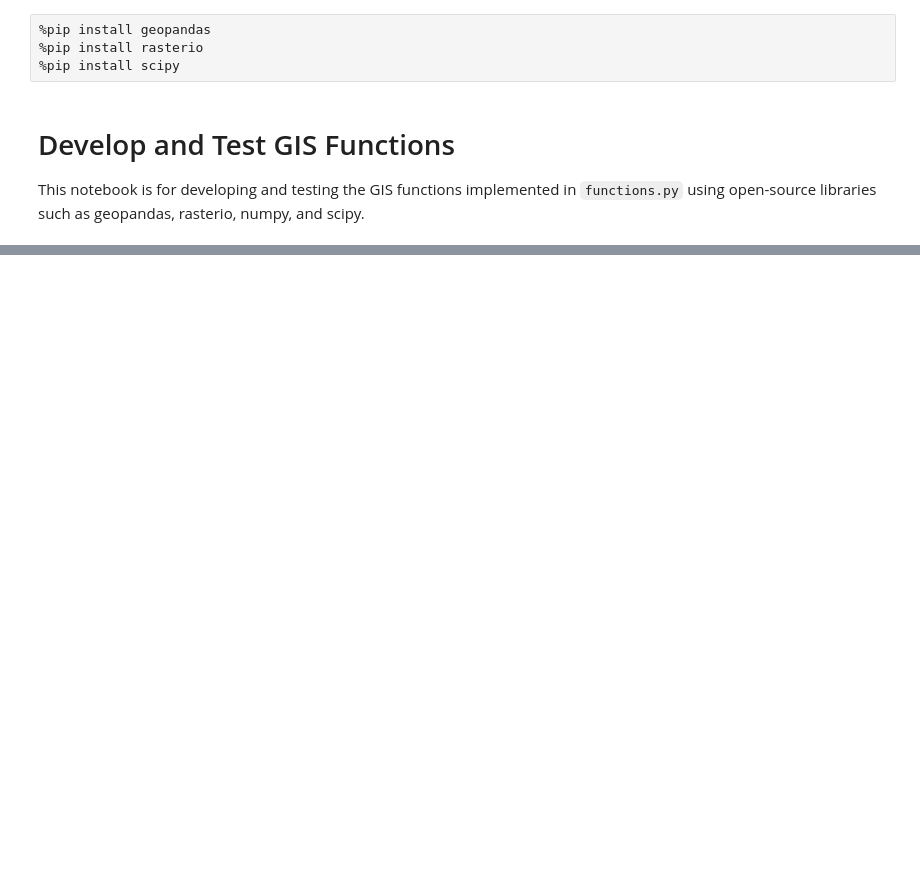
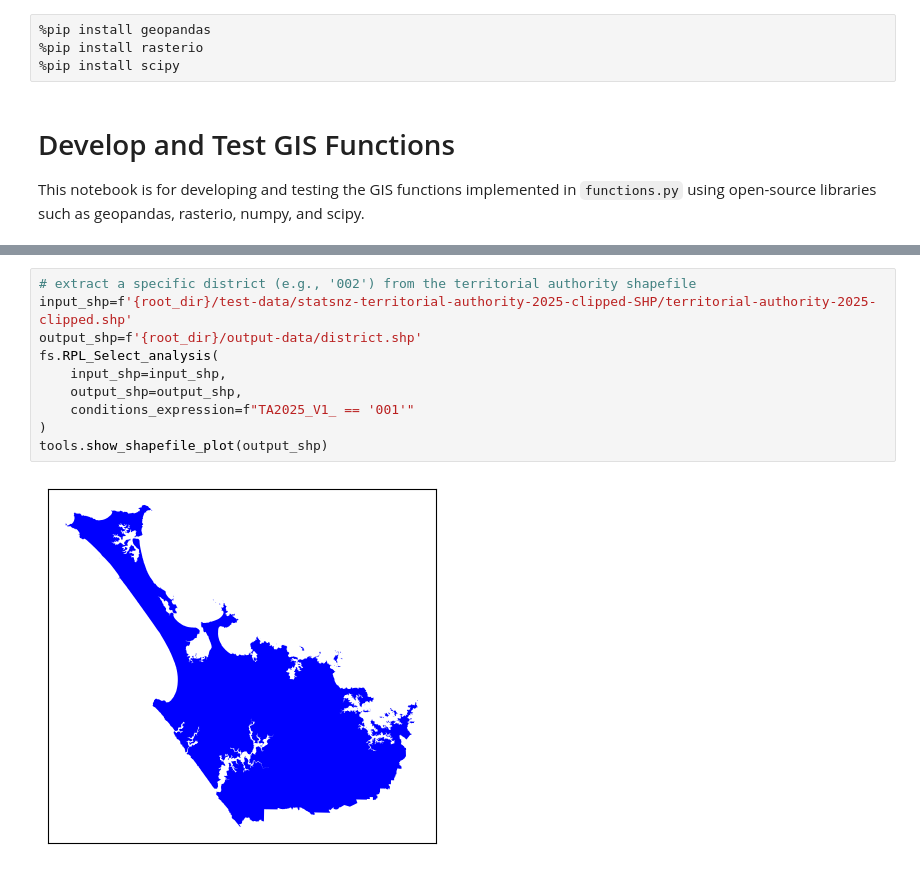
Before and after one commit to landyking/site-analyzer, a Jupyter notebook: experiments/gistest.ipynb, the cells around one changed output, grey strips where cells are left out. Drawn from its saved outputs; the diff is of its cells as text; blank space fills up the shorter version.

```diff
--- a/experiments/gistest.ipynb
+++ b/experiments/gistest.ipynb
@@ -286,0 +49,12 @@ show_raster(distance_residential_in_district_raster)
+# %%
+# extract a specific district (e.g., '002') from the territorial authority shapefile
+input_shp=f'{root_dir}/test-data/statsnz-territorial-authority-2025-clipped-SHP/territorial-authority-2025-clipped.shp'
+output_shp=f'{root_dir}/output-data/district.shp'
+fs.RPL_Select_analysis(
+    input_shp=input_shp,
+    output_shp=output_shp,
+    conditions_expression=f"TA2025_V1_ == '001'"
+)
+tools.show_shapefile_plot(output_shp)
+# %% [output]
+[figure, added]
```
Also changed, not shown: parts of 36 cells of this notebook, 1 other file.
